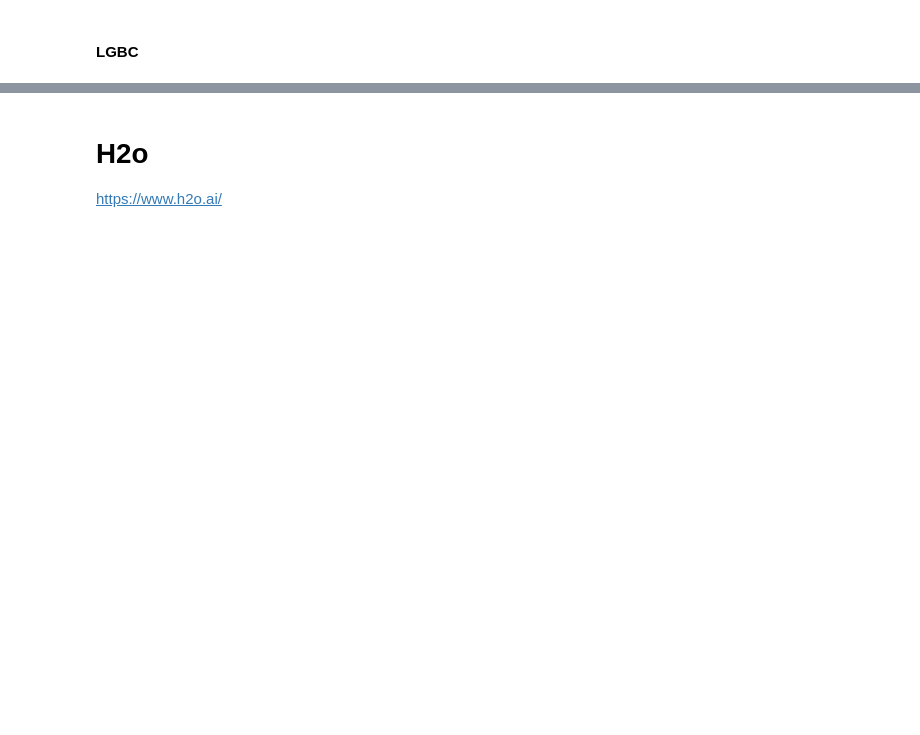
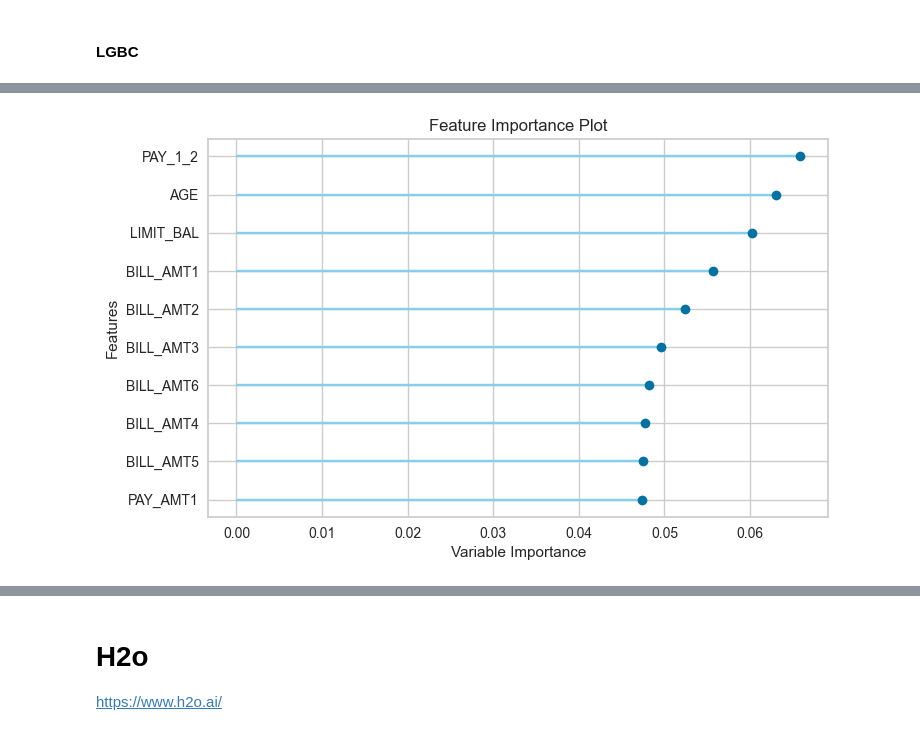
Before and after one commit to Pomilusky/apuntes_clase, a Jupyter notebook: semana_6/4.1 - Mas Modelos.ipynb, the cells around one changed output, grey strips where cells are left out. Cells and saved outputs as stored; diff of their text form; code cells hidden in the pictures; blank space fills up the shorter version.

```diff
--- a/semana_6/4.1 - Mas Modelos.ipynb
+++ b/semana_6/4.1 - Mas Modelos.ipynb
@@ -246,0 +554,4 @@ https://colab.research.google.com/drive/1GqQ3XAIzg4krBbnOpKyeRqT0qBQhdwYL#scroll
+# %%
+plot_model(rf, plot='feature')
+# %% [output]
+[figure, added]
```
Also changed, not shown: parts of 53 cells of this notebook, 3 other files.
